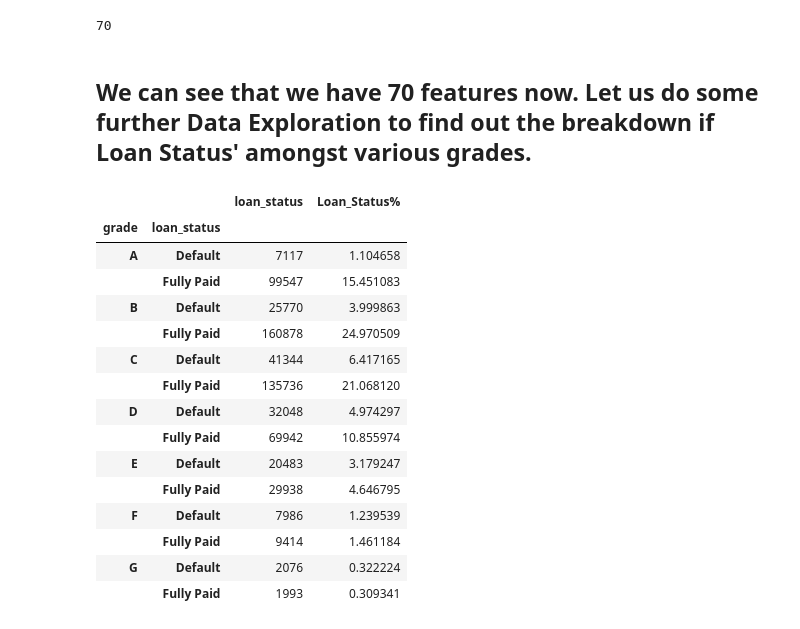
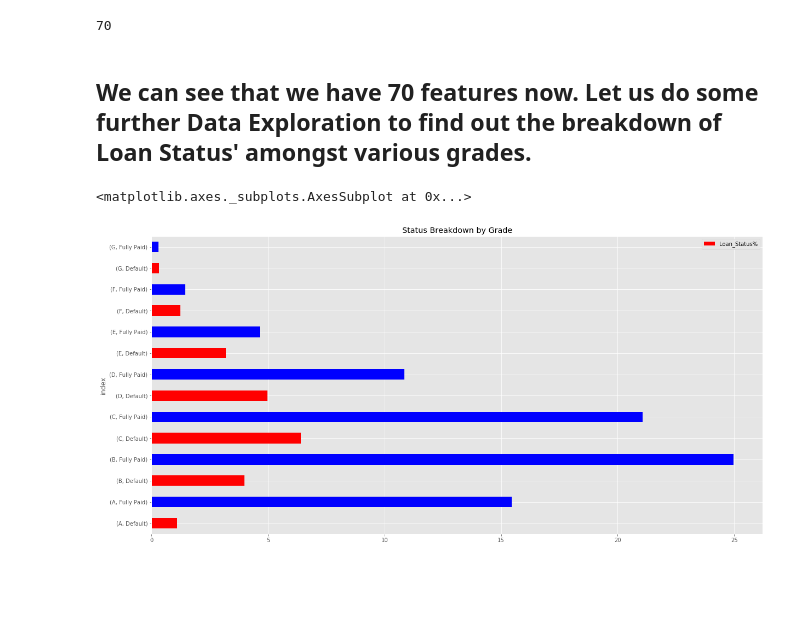
Before and after one commit to akumar911/Predicting-Loan-Default-in-P2P-Lending, a Jupyter notebook: Loan_Default_Prediction_Ver2.0.ipynb, the cells around one changed output. Cells and saved outputs as stored; diff of their text form; code cells hidden in the pictures; blank space fills up the shorter version.

Commit message:
Further Data Visualisation

```diff
--- a/Loan_Default_Prediction_Ver2.0.ipynb
+++ b/Loan_Default_Prediction_Ver2.0.ipynb
@@ -113,26 +114,16 @@ len(loan_data.columns)
 # %% [output]
 70
 # %% [markdown]
-## We can see that we have 70 features now. Let us do some further Data Exploration to find out the breakdown if Loan Status' amongst various grades.
+## We can see that we have 70 features now. Let us do some further Data Exploration to find out the breakdown of Loan Status' amongst various grades.
-# %%
-df_default = loan_data.groupby(['grade','loan_status']).agg({'loan_status' :'count'})
-df_default['Loan_Status%'] = (df_default['loan_status']/loan_data.shape[0]) * 100
-df_default
-# df_default.plot('grade','Loan_Status%s')
-# %% [output]
-|  |  | loan_status | Loan_Status% |
-| grade | loan_status |  |  |
-| A | Default | 7117 | 1.104658 |
-|  | Fully Paid | 99547 | 15.451083 |
-| B | Default | 25770 | 3.999863 |
-|  | Fully Paid | 160878 | 24.970509 |
-| C | Default | 41344 | 6.417165 |
-|  | Fully Paid | 135736 | 21.068120 |
-| D | Default | 32048 | 4.974297 |
-|  | Fully Paid | 69942 | 10.855974 |
-| E | Default | 20483 | 3.179247 |
-|  | Fully Paid | 29938 | 4.646795 |
-| F | Default | 7986 | 1.239539 |
-|  | Fully Paid | 9414 | 1.461184 |
-| G | Default | 2076 | 0.322224 |
-|  | Fully Paid | 1993 | 0.309341 |
+# %%
+df_default = loan_data.groupby(['grade','loan_status']).agg({'loan_status' :'count'}).rename(columns = {'loan_status' : 'Loan Status Breakdown'})
+df_default['Loan_Status%'] = (df_default['Loan Status Breakdown']/loan_data.shape[0]) * 100
+df_default_sum = pd.DataFrame(df_default.sum(axis= 0)).T
+df_default = df_default.append(df_default_sum).reset_index()
+df_default.iloc[-1,0] = 'Total'
+df_default
+rcParams['figure.figsize'] = 20,10
+df_default.iloc[:-1,].plot('index','Loan_Status%', kind = 'barh',color = 'rb', title = 'Status Breakdown by Grade')
+# %% [output]
+<matplotlib.axes._subplots.AxesSubplot at 0x...>
+[figure, added]
```
Also changed, not shown: parts of 1 cell of this notebook.
